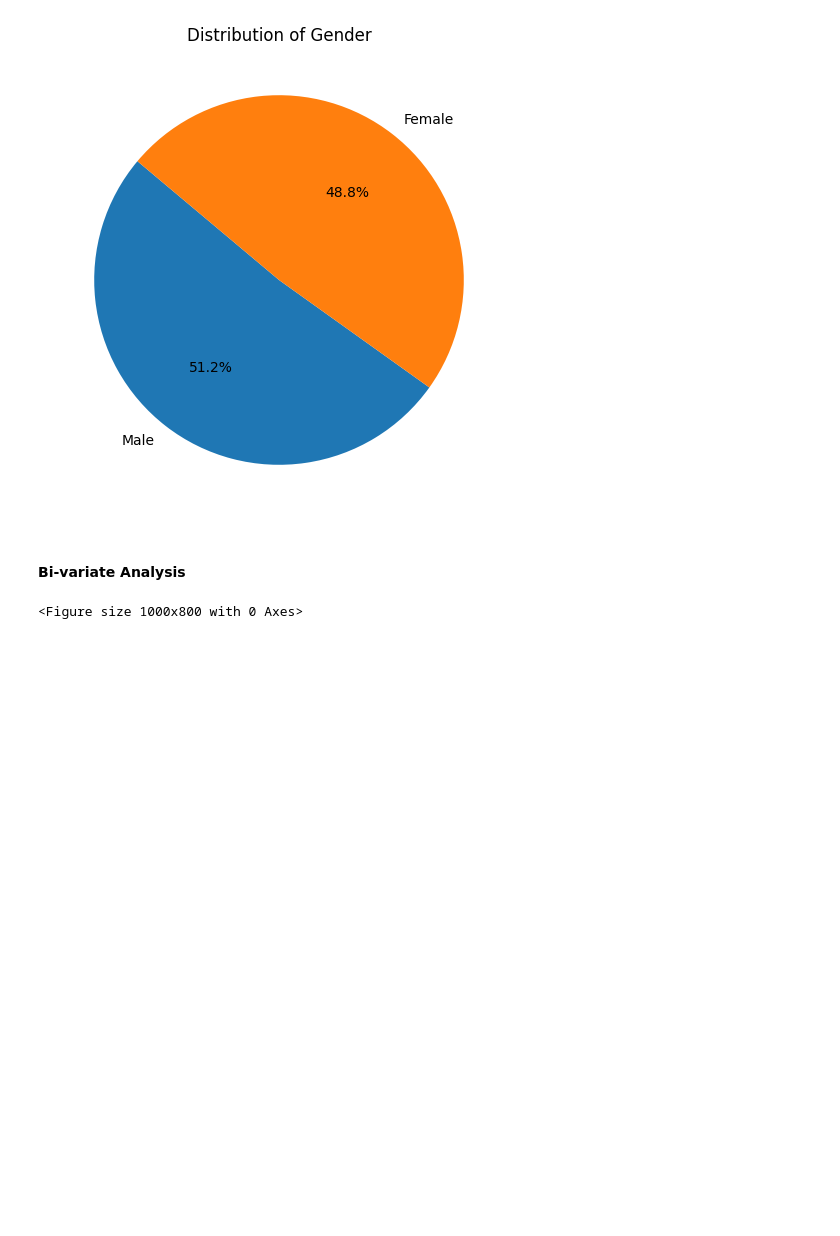
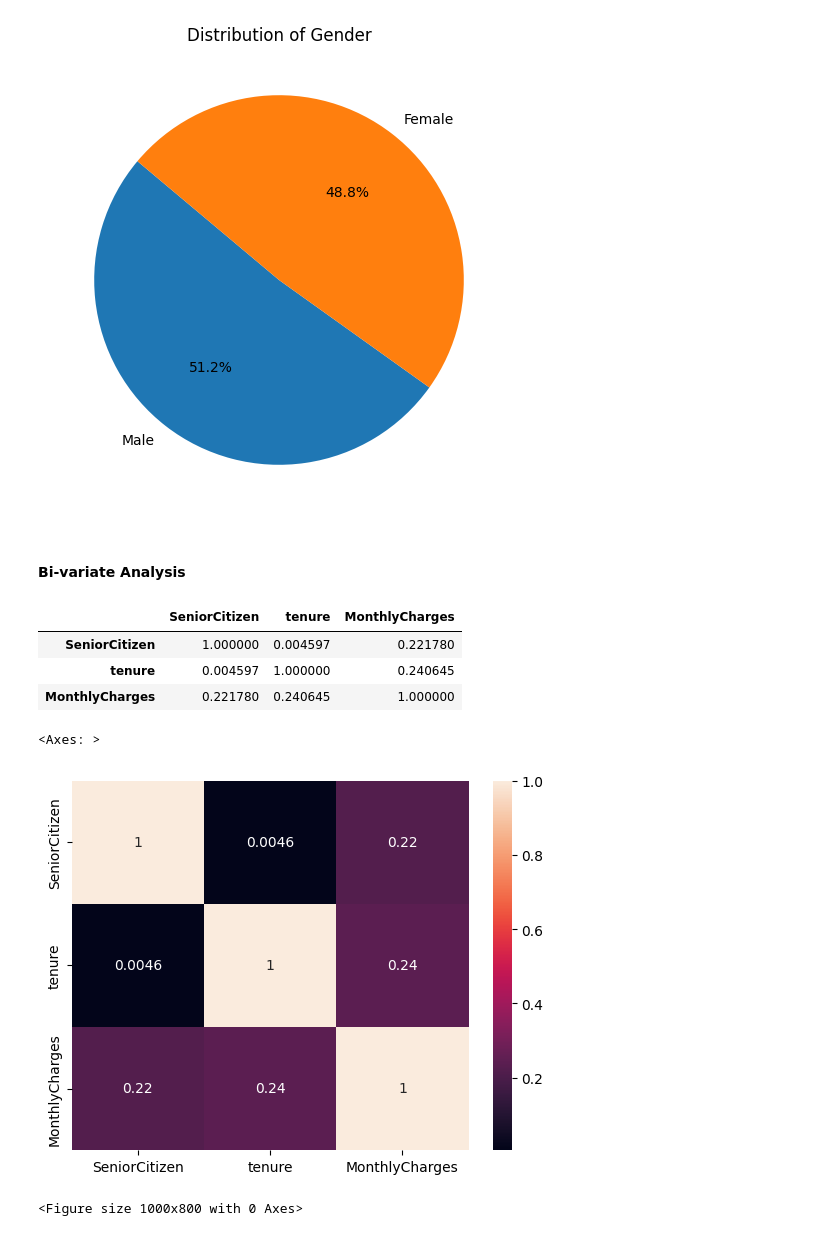
Before and after one commit to Omooyeni/Telco-Customer-churn-prediction-, a Jupyter notebook: notebook/main.ipynb, the cells around one changed output. Saved outputs shown, nothing was run; the diff lists cells and outputs as text; code cells hidden in the pictures; blank space fills up the shorter version.

```diff
--- a/notebook/main.ipynb
+++ b/notebook/main.ipynb
@@ -375,6 +398,19 @@ Text(0.5, 1.0, 'Distribution of Gender')
 [figure]
 # %% [markdown]
 #### Bi-variate Analysis
+# %%
+correlation = df.corr(numeric_only=True)
+correlation
+# %% [output]
+|  | SeniorCitizen | tenure | MonthlyCharges |
+| SeniorCitizen | 1.000000 | 0.004597 | 0.221780 |
+| tenure | 0.004597 | 1.000000 | 0.240645 |
+| MonthlyCharges | 0.221780 | 0.240645 | 1.000000 |
+# %%
+sns.heatmap(correlation, annot=True)
+# %% [output]
+<Axes: >
+[figure, added]
 # %%
 # How does contract type impact churn rates?
 
```
Also changed, not shown: parts of 20 cells of this notebook.
